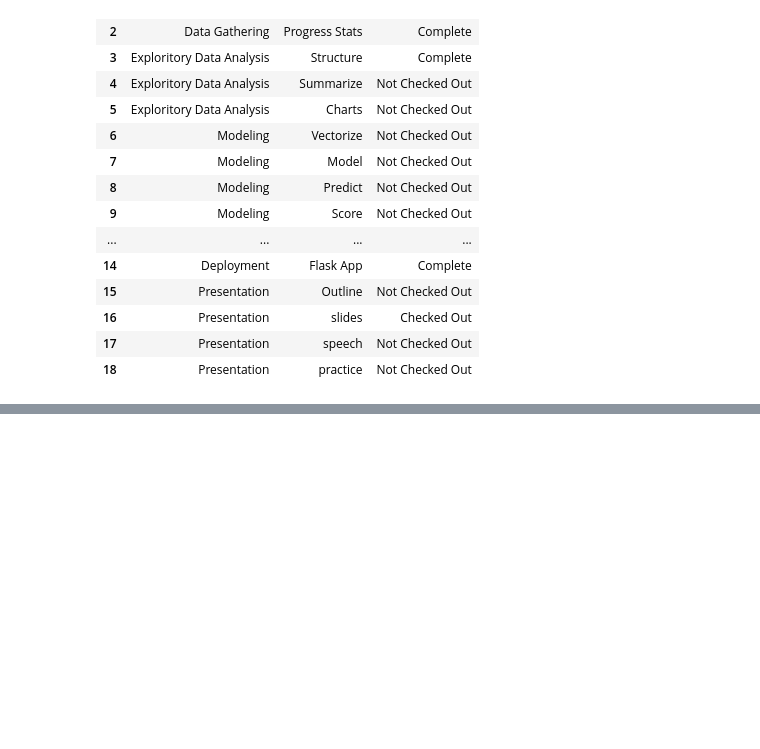
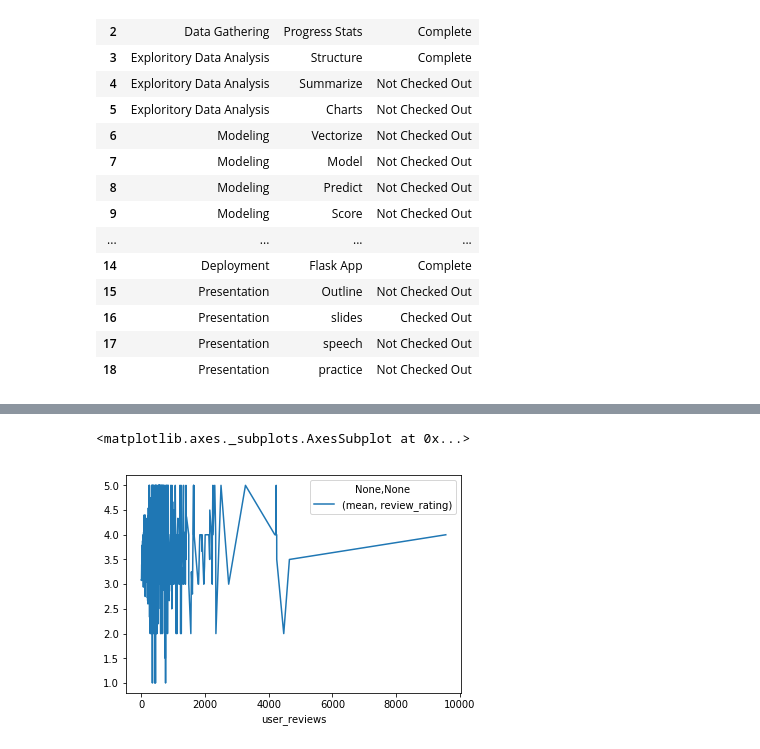
Before and after one commit to SteveGriswold3/DataScience-Capstone, a Jupyter notebook: src/Progress.ipynb, the cells around one changed output, grey strips where cells are left out. Saved outputs shown, nothing was run; the diff lists cells and outputs as text; code cells hidden in the pictures; blank space fills up the shorter version.

```diff
--- a/src/Progress.ipynb
+++ b/src/Progress.ipynb
@@ -333,0 +492,7 @@ tasks.to_csv('../data/agile_tasks.txt', index=False)
+# %%
+fig, ax = plt.subplots(figsize=(10,8))
+rm_na.pivot_table(index='user_reviews',values='review_rating', aggfunc=['mean']).plot()
+plt.show()
+# %% [output]
+<matplotlib.axes._subplots.AxesSubplot at 0x...>
+[figure, added]
```
Also changed, not shown: parts of 44 cells of this notebook.
